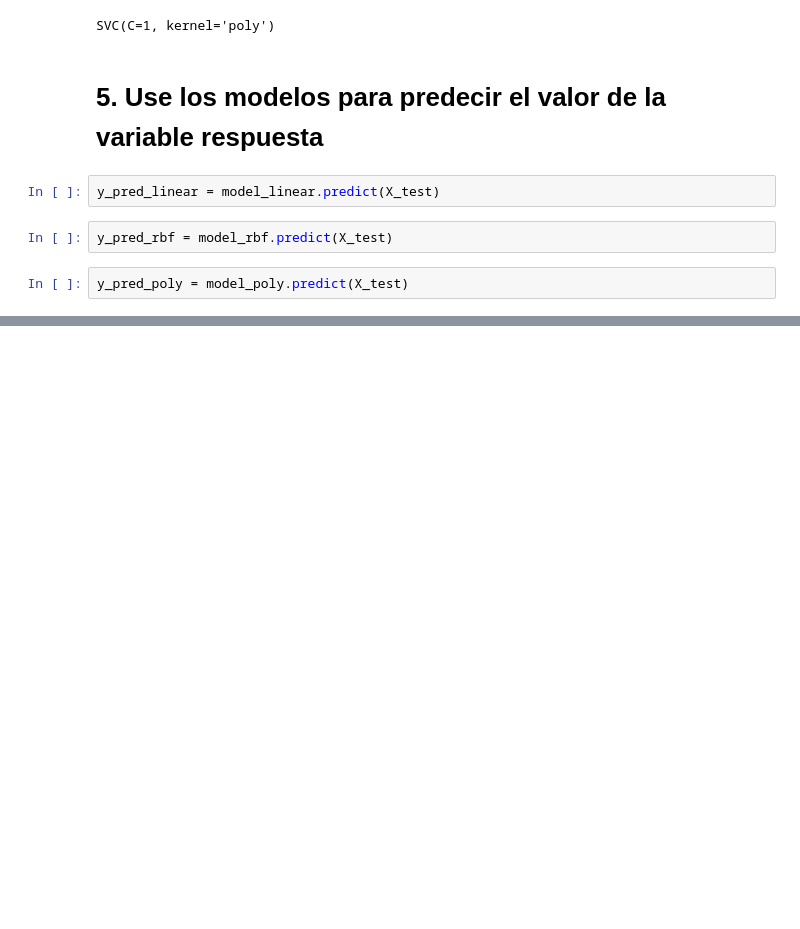
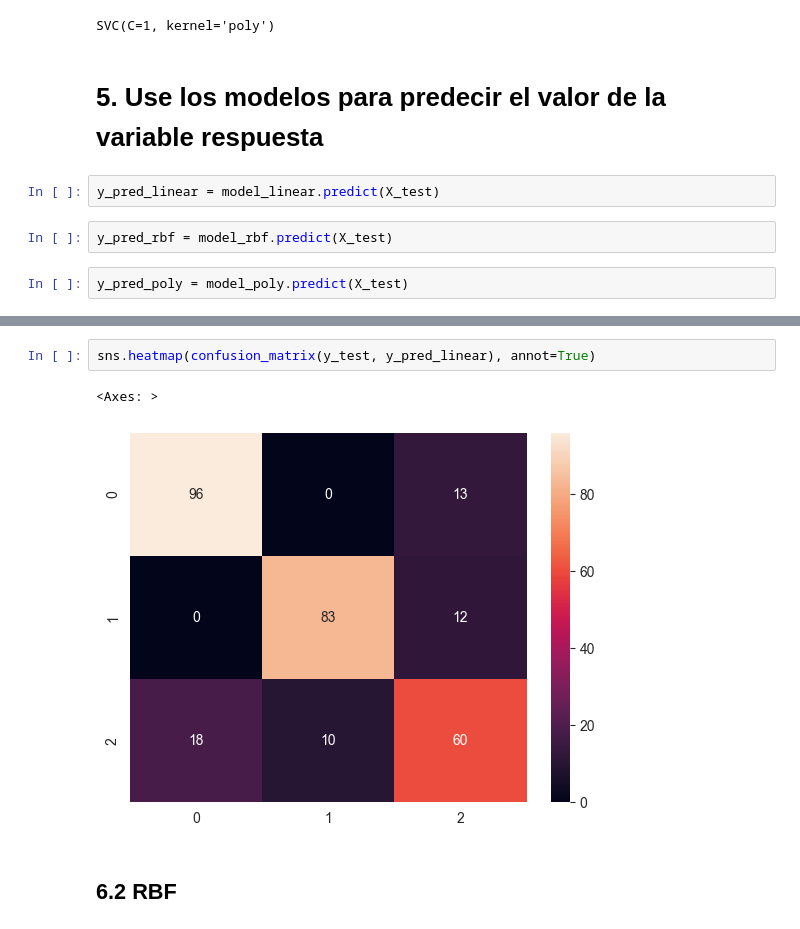
Before and after one commit to FerEsq/DM-House-Sale-Price-Predictor, a Jupyter notebook: SVM.ipynb, the cells around one changed output, grey strips where cells are left out. Saved outputs shown, nothing was run; the diff lists cells and outputs as text; blank space fills up the shorter version.

Commit message:
6. Confusion Matrix

```diff
--- a/SVM.ipynb
+++ b/SVM.ipynb
@@ -239,0 +259,7 @@ y_pred_poly = model_poly.predict(X_test)
+# %%
+sns.heatmap(confusion_matrix(y_test, y_pred_linear), annot=True)
+# %% [output]
+<Axes: >
+[figure, added]
+# %% [markdown]
+## 6.2 RBF
```
Also changed, not shown: parts of 9 cells of this notebook.
